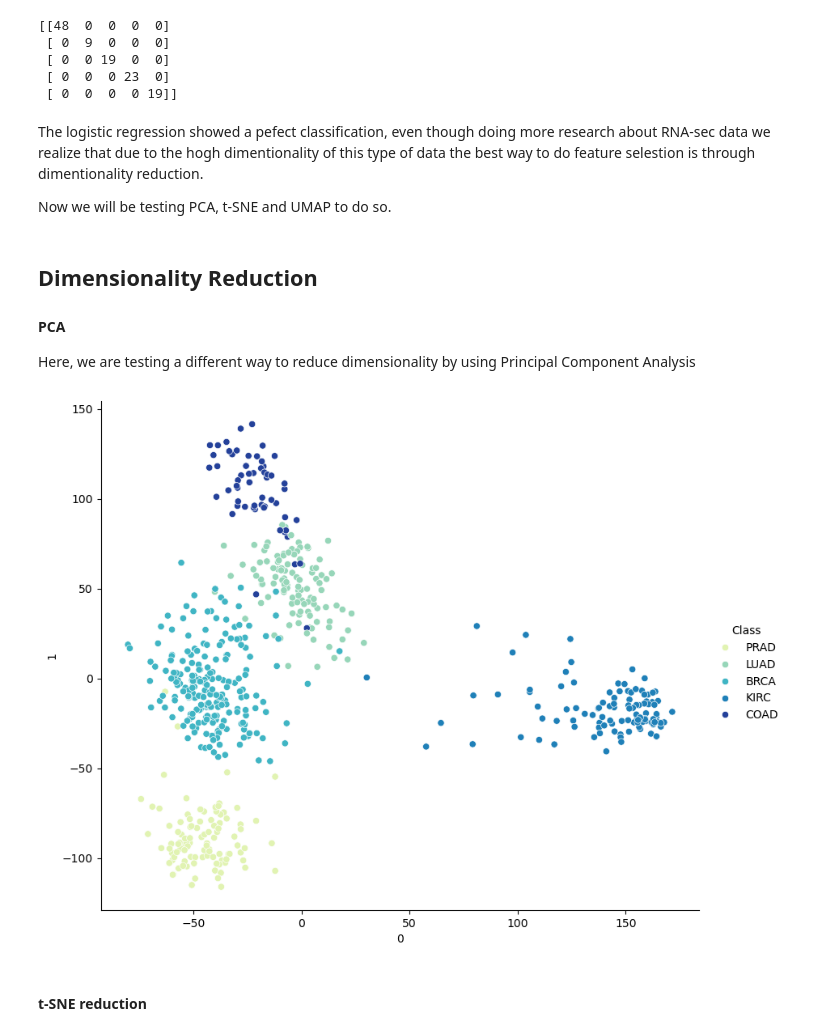
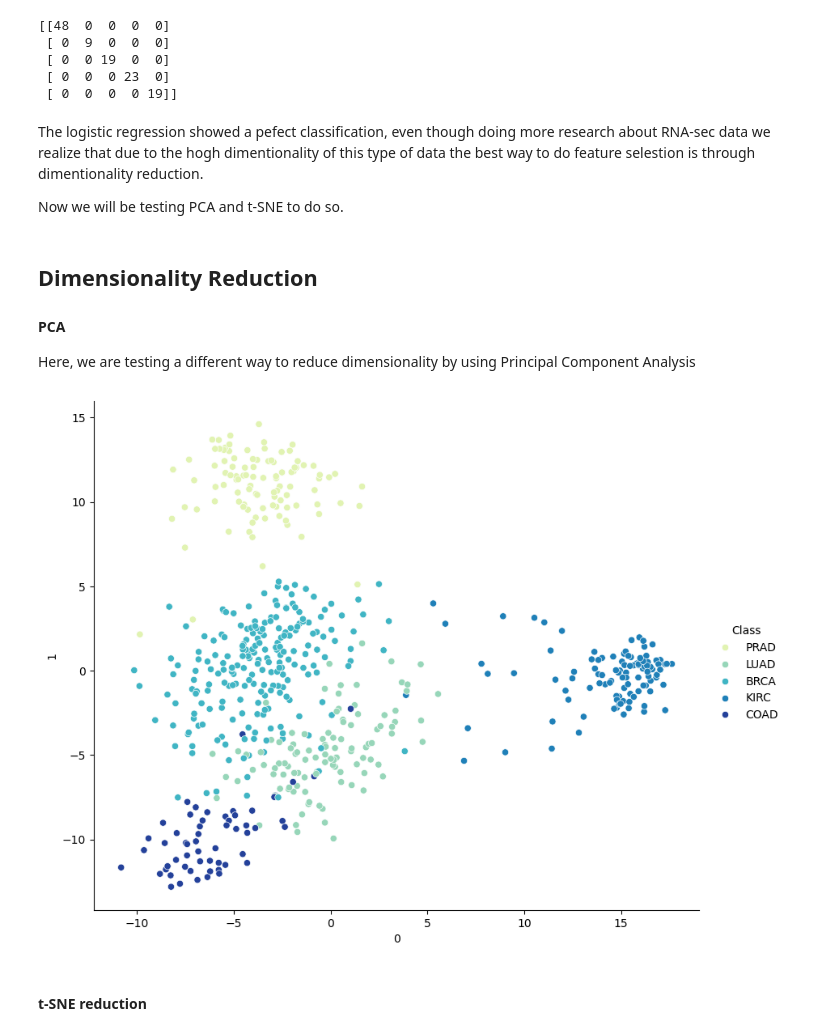
Before and after one commit to monicarojasp/team_project, a Jupyter notebook: reports/team_project1.ipynb, the cells around one changed output. Drawn from its saved outputs; the diff is of its cells as text; code cells hidden in the pictures.

```diff
--- a/reports/team_project1.ipynb
+++ b/reports/team_project1.ipynb
@@ -322,7 +302,7 @@ print(cm)
 # %% [markdown]
 The logistic regression showed a pefect classification, even though doing more research about RNA-sec data we realize that due to the hogh dimentionality of this type of data the best way to do feature selestion is through dimentionality reduction.
 
-Now we will be testing PCA, t-SNE and UMAP to do so.
+Now we will be testing PCA and t-SNE to do so.
 # %% [markdown]
 ## Dimensionality Reduction
 
@@ -331,19 +311,20 @@ Here, we are testing a different way to reduce dimensionality by using Principal
 # %%
 #reading the data to fit the PCA needs
 data = pd.read_csv(data_path)
 labels = pd.read_csv(labels_path)
 
 X = data.drop(data.columns[0],axis=1)
 Y = labels.Class
 
 pca = PCA(n_components=5)
-principalComponents = pca.fit_transform(X)
+principalComponents = pca.fit_transform(MinMaxScaler().fit_transform(X)) #include min/max normalization
+
 X_pca = pd.DataFrame(data = principalComponents)
 X_pca = pd.concat([X_pca.reset_index().drop(['index'],axis=1),Y.reset_index().drop(['index'],axis=1)], axis=1)
 
 sns.pairplot(x_vars=0, y_vars=1, data=X_pca, hue="Class",palette="YlGnBu",size=7,aspect=1.2)
 plt.show()
 # %% [output]
-[figure, old version]
+[figure, new version]
 # %% [markdown]
 #### t-SNE reduction
```
Also changed, not shown: parts of 19 cells of this notebook.
